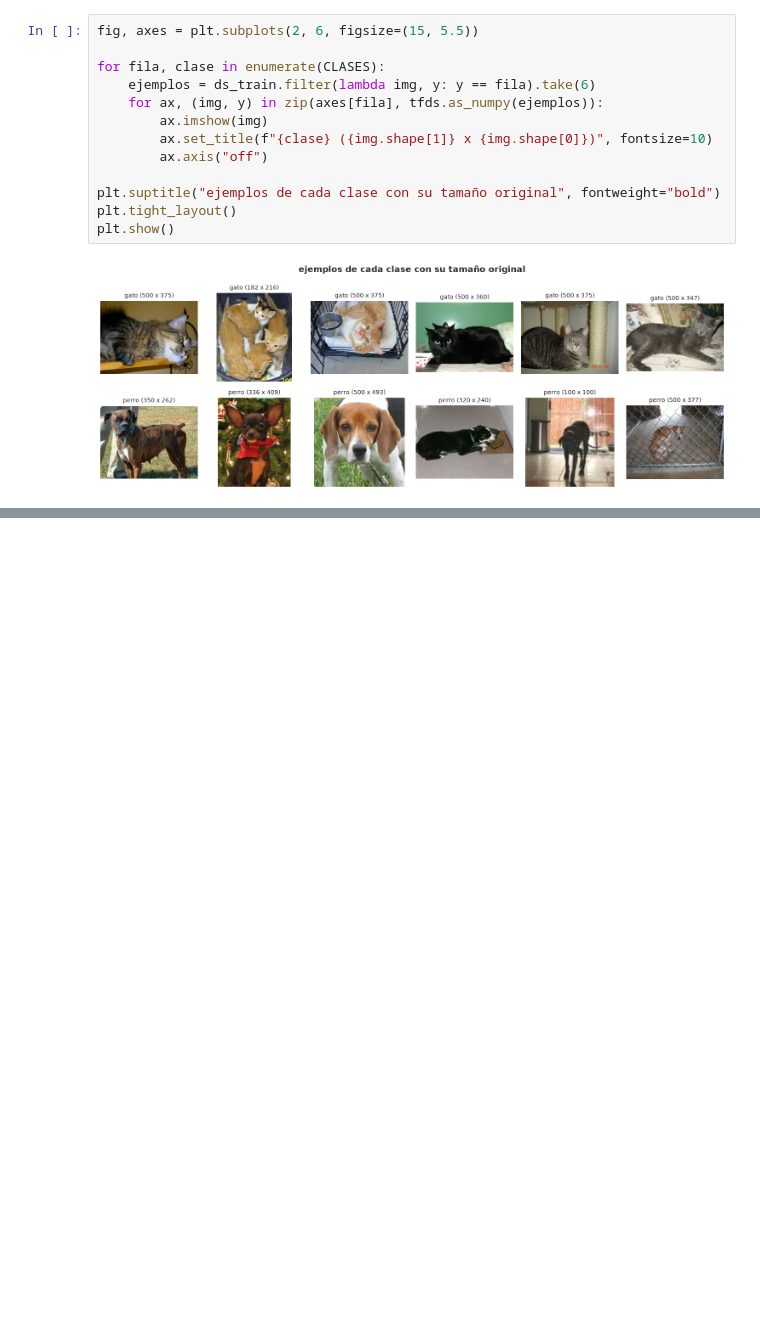
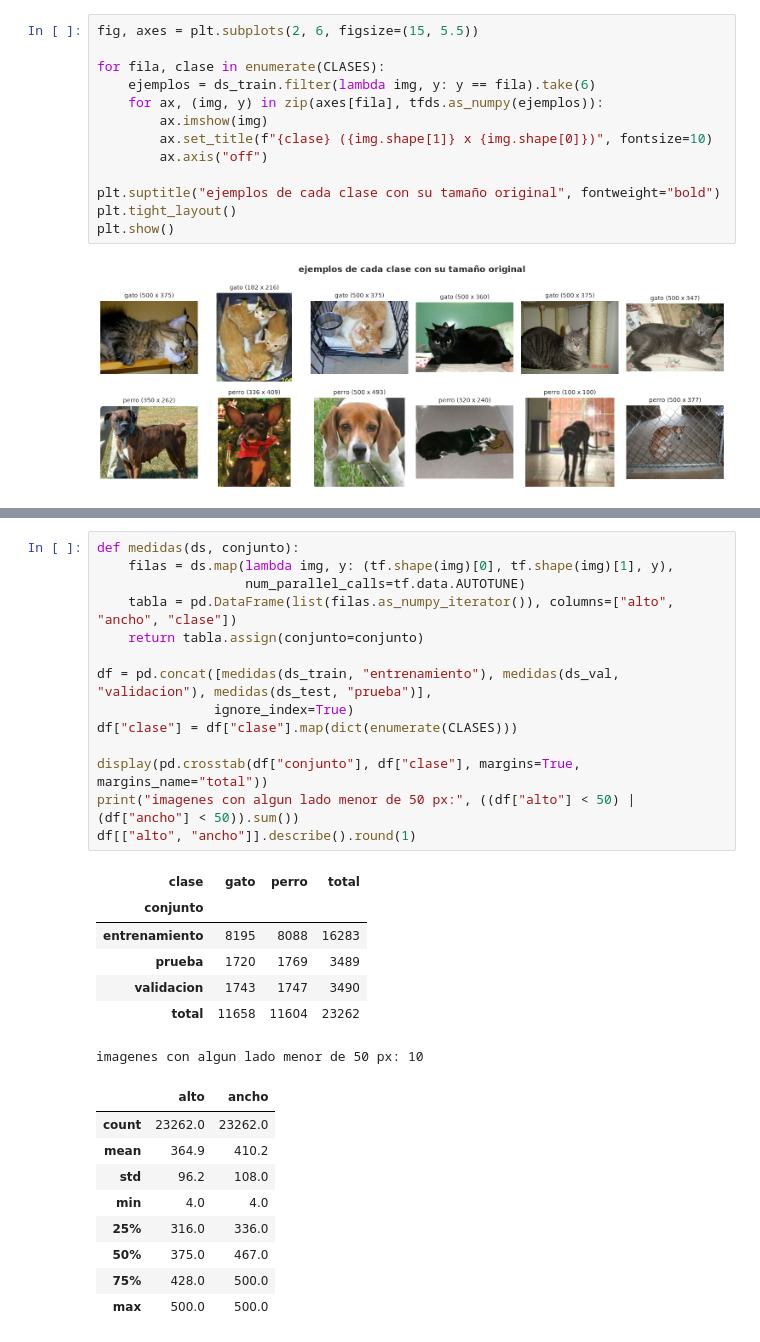
Before and after one commit to SebaScript/proyecto-2-IA-Vision-Artificial, a Jupyter notebook: Proyecto_Vision_Cats_vs_Dogs.ipynb, the cells around one changed output, grey strips where cells are left out. Drawn from its saved outputs; the diff is of its cells as text; blank space fills up the shorter version.

```diff
--- a/Proyecto_Vision_Cats_vs_Dogs.ipynb
+++ b/Proyecto_Vision_Cats_vs_Dogs.ipynb
@@ -137,0 +142,31 @@ plt.show()
+# %%
+def medidas(ds, conjunto):
+    filas = ds.map(lambda img, y: (tf.shape(img)[0], tf.shape(img)[1], y),
+                   num_parallel_calls=tf.data.AUTOTUNE)
+    tabla = pd.DataFrame(list(filas.as_numpy_iterator()), columns=["alto", "ancho", "clase"])
+    return tabla.assign(conjunto=conjunto)
+
+df = pd.concat([medidas(ds_train, "entrenamiento"), medidas(ds_val, "validacion"), medidas(ds_test, "prueba")],
+               ignore_index=True)
+df["clase"] = df["clase"].map(dict(enumerate(CLASES)))
+
+display(pd.crosstab(df["conjunto"], df["clase"], margins=True, margins_name="total"))
+print("imagenes con algun lado menor de 50 px:", ((df["alto"] < 50) | (df["ancho"] < 50)).sum())
+df[["alto", "ancho"]].describe().round(1)
+# %% [output]
+| clase | gato | perro | total |
+| conjunto |  |  |  |
+| entrenamiento | 8195 | 8088 | 16283 |
+| prueba | 1720 | 1769 | 3489 |
+| validacion | 1743 | 1747 | 3490 |
+| total | 11658 | 11604 | 23262 |
+imagenes con algun lado menor de 50 px: 10
+|  | alto | ancho |
+| count | 23262.0 | 23262.0 |
+| mean | 364.9 | 410.2 |
+| std | 96.2 | 108.0 |
+| min | 4.0 | 4.0 |
+| 25% | 316.0 | 336.0 |
+| 50% | 375.0 | 467.0 |
+| 75% | 428.0 | 500.0 |
+| max | 500.0 | 500.0 |
```
Also changed, not shown: parts of 3 cells of this notebook.
